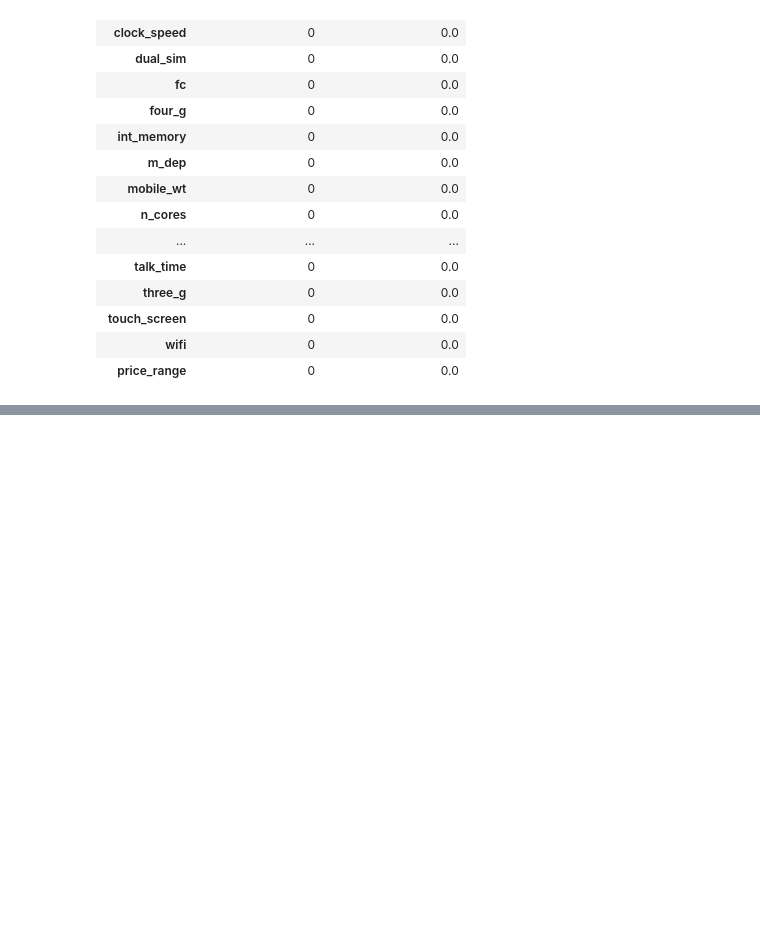
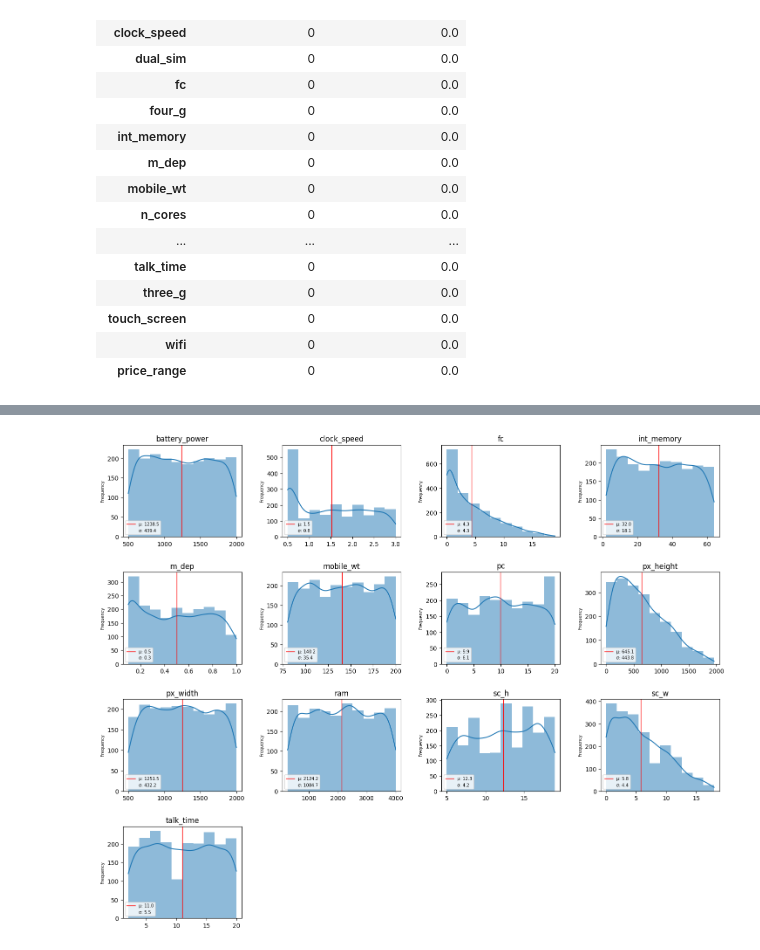
Before and after one commit to Nuria322/Prediccion_precio_telefonos, a Jupyter notebook: Precios_Telefonia/1_Datos.ipynb, the cells around one changed output, grey strips where cells are left out. Drawn from its saved outputs; the diff is of its cells as text; code cells hidden in the pictures; blank space fills up the shorter version.

```diff
--- a/Precios_Telefonia/1_Datos.ipynb
+++ b/Precios_Telefonia/1_Datos.ipynb
@@ -161,0 +189,9 @@ datos_blanco
+# %%
+#Visualizar los valores distintos de las variables categoricas del DataFrame df_mobile_market
+
+var_cat_mobile_market = df_mobile_market[['blue', 'dual_sim', 'four_g', 'three_g', 'touch_screen', 'wifi', 'price_range', 'n_cores']]
+
+unique_counts_mobile_market = var_cat_mobile_market.nunique()
+unique_values_mobile_market = var_cat_mobile_market.apply(lambda x: x.unique())
+
+pd.DataFrame({'Frequency': unique_counts_mobile_market, 'Unique Values': unique_values_mobile_market})
@@ -161,0 +226,5 @@ datos_blanco
+# %%
+# Visualizar las descripcion estadistica de las variables numericas de df_mobile_market
+
+var_num_mobile_market = df_mobile_market.drop(var_cat_mobile_market.columns, axis = 1)
+var_num_mobile_market.describe().T.round(1)
@@ -161,0 +272,31 @@ datos_blanco
+# %%
+# Visualizar la distibucion de los datos de las variables numericas
+
+columns = var_num_mobile_market.columns.tolist()
+
+fig, axes = plt.subplots(nrows=4, ncols=4, figsize=(15, 12))
+
+for i, variable in enumerate(columns):
+    row = i // 4
+    col = i % 4
+
+    sns.histplot(var_num_mobile_market[variable], bins=10, edgecolor = None, kde=True, ax = axes[row, col])
+
+    mean_value = var_num_mobile_market[variable].mean()
+    std_dev = var_num_mobile_market[variable].std()
+
+    axes[row, col].axvline(mean_value, color='red', linewidth=1, label= f'µ: {mean_value:.1f}')
+    axes[row, col].axvline(mean_value + std_dev, color='yellow', alpha = 0.0, linewidth=1, label= f'σ: {std_dev:.1f}')
+
+    axes[row, col].set_xlabel('')
+    axes[row, col].set_ylabel('Frequency', fontsize = 7)
+    axes[row, col].set_title(variable)
+    axes[row, col].legend(loc = 3, fontsize = 7)
+
+plt.tight_layout(pad=2.5)
+
+axes[3, 1].axis('off')
+axes[3, 2].axis('off')
+axes[3, 3].axis('off');
+# %% [output]
+[figure, added]
```
Also changed, not shown: parts of 15 cells of this notebook.
